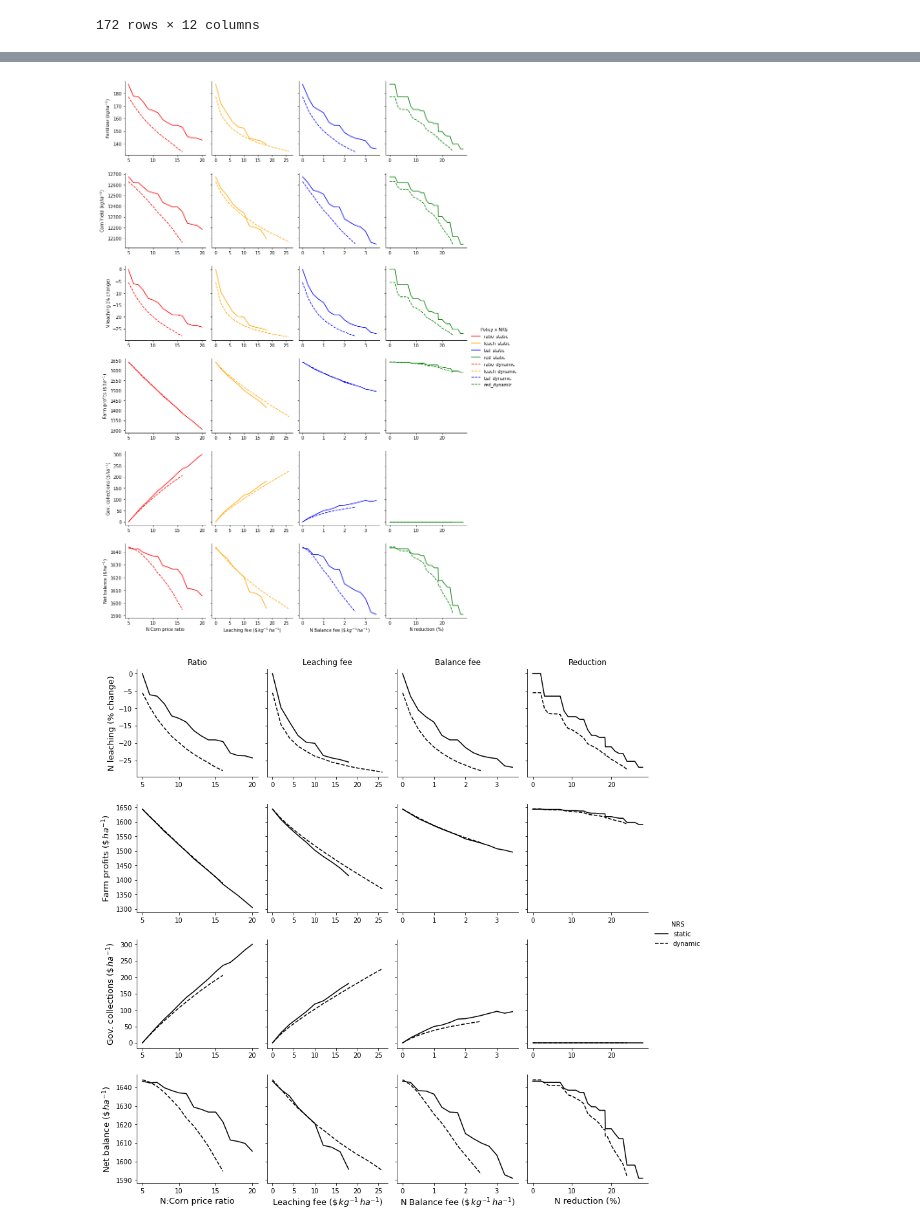
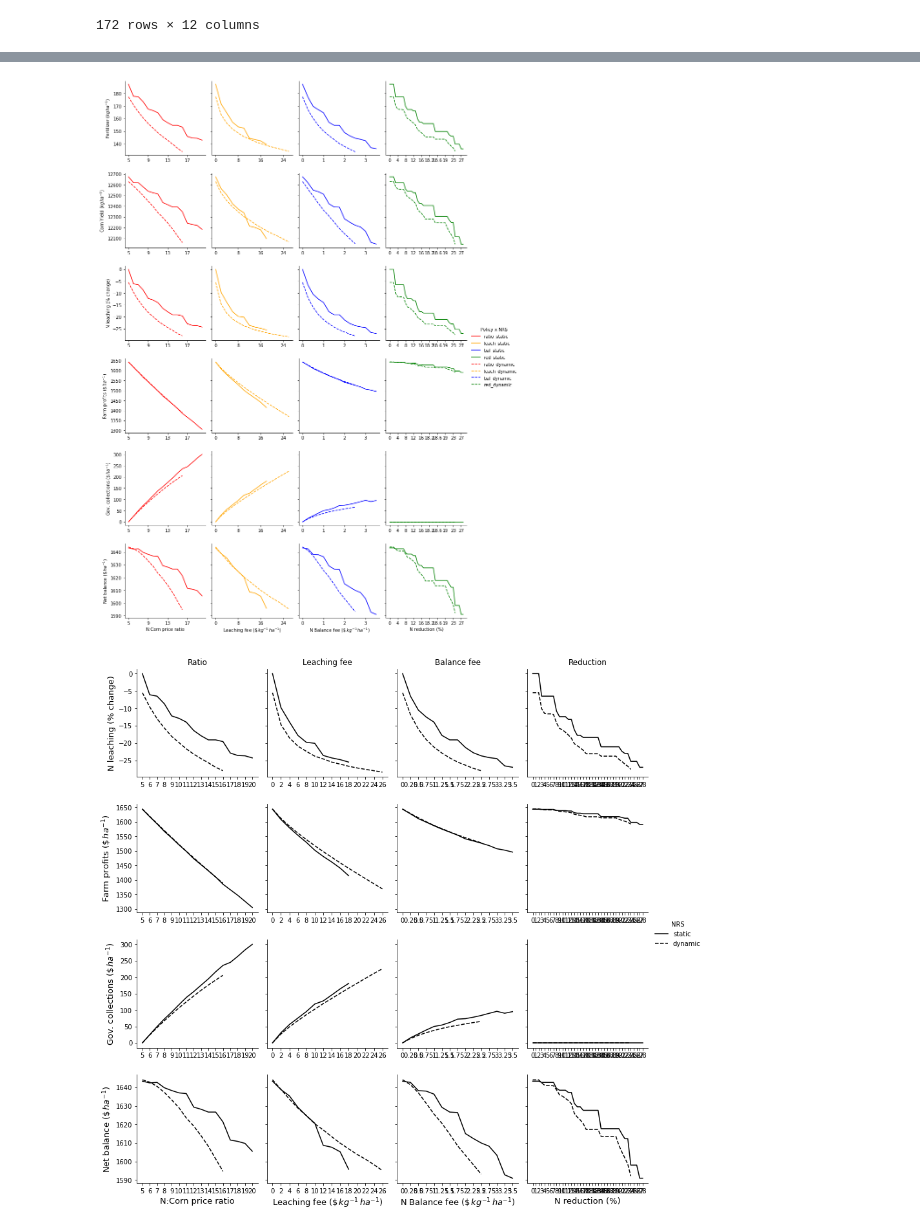
Before and after one commit to germanmandrini/n_policy, a Jupyter notebook: Codes/5b_value_policies_comp.ipynb, the cells around one changed output, grey strips where cells are left out. Drawn from its saved outputs; the diff is of its cells as text; code cells hidden in the pictures.

```diff
--- a/Codes/5b_value_policies_comp.ipynb
+++ b/Codes/5b_value_policies_comp.ipynb
@@ -75,6 +75,8 @@ plot_dt_points
 # %%
 # importing packages
 import seaborn
+from matplotlib.ticker import (MultipleLocator, FormatStrFormatter,
+                               AutoMinorLocator)
 ############# Main Section         #############
 # Form a facetgrid using columns with a hue
 
@@ -88,35 +90,35 @@ graph = seaborn.FacetGrid(plot_dt_long, row ='variable', col ='policy_name', hue
                           row_order = ['N_fert', 'Y_corn', 'L_change', 'P', 'G', 'net_balance'])
 
 
 # map the above form facetgrid with some attributes
 
 graph.map(seaborn.lineplot, "policy_val", "value").add_legend(title = 'Policy x NRS')  #, loc="lower center",bbox_to_anchor=(0.5, -0.3), ncol=2
 
 graph.axes[5,0].set_xlabel('N:Corn price ratio')
 graph.axes[5,1].set_xlabel(r'Leaching fee $(\$ \/ kg^{-1}\/ ha^{-1})$')
 graph.axes[5,2].set_xlabel(r'N Balance fee $(\$ \/ kg^{-1}\/ ha^{-1})$')
 graph.axes[5,3].set_xlabel('N reduction (%)')
 
 graph.axes[0,0].set_ylabel(r'Fertilizer ($kg ha^{-1}$)')
 graph.axes[1,0].set_ylabel(r'Corn Yield ($kg ha^{-1}$)')
 graph.axes[2,0].set_ylabel('N leaching (% change)')
 graph.axes[3,0].set_ylabel(r'Farm profits $(\$ \/ ha^{-1}$)')
 graph.axes[4,0].set_ylabel(r'Gov. collections $(\$ \/ ha^{-1}$)')
 graph.axes[5,0].set_ylabel(r'Net balance $(\$ \/ ha^{-1}$)')
 
 axes = graph.axes.flatten()
 for axes_n  in axes:
     axes_n.set_title("")
+    axes_n.xaxis.set_major_locator(MultipleLocator(4))
     axes_n.tick_params(labelbottom=True)
-# show the object
 
 plot_file_name = "/home/germanm2/n_policy_box/Data/figures/policies_multiplot_python.png"
 graph.savefig(plot_file_name, dpi=300, bbox_inches='tight')
 
 plot_file_name = "/home/germanm2/n_policy_box/Data/figures/policies_multiplot_python.pdf"
 graph.savefig(plot_file_name, dpi=300, bbox_inches='tight')
 # %% [output]
-[figure, old version]
+[figure, new version]
 # %%
 # ONLY FOUR PANELS (SEMINAR)
 list_of_values = ['L_change', 'P', 'G', 'net_balance']
@@ -171,7 +173,7 @@ graph.savefig(plot_file_name, dpi=300, bbox_inches='tight')
 plot_file_name = "/home/germanm2/n_policy_box/Data/figures/policies_multiplot_python_seminar.pdf"
 graph.savefig(plot_file_name, dpi=300, bbox_inches='tight')
 # %% [output]
-[figure, old version]
+[figure, new version]
 # %%
 plot_dt_long2 = plot_dt_long[plot_dt_long['NRT'] == 'static']
 plot_dt_long2
```
Also changed, not shown: parts of 4 cells of this notebook, 2 other files.
